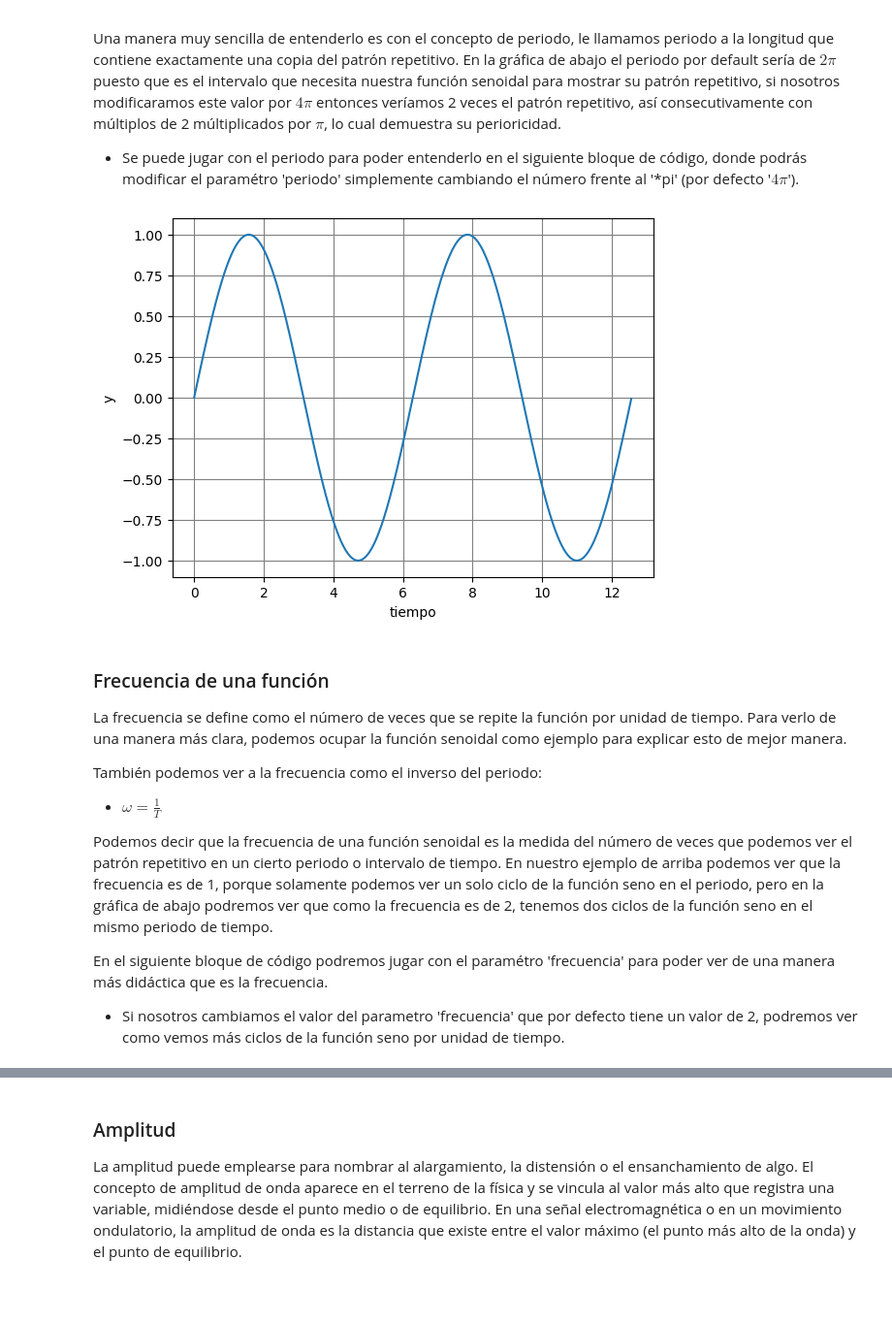
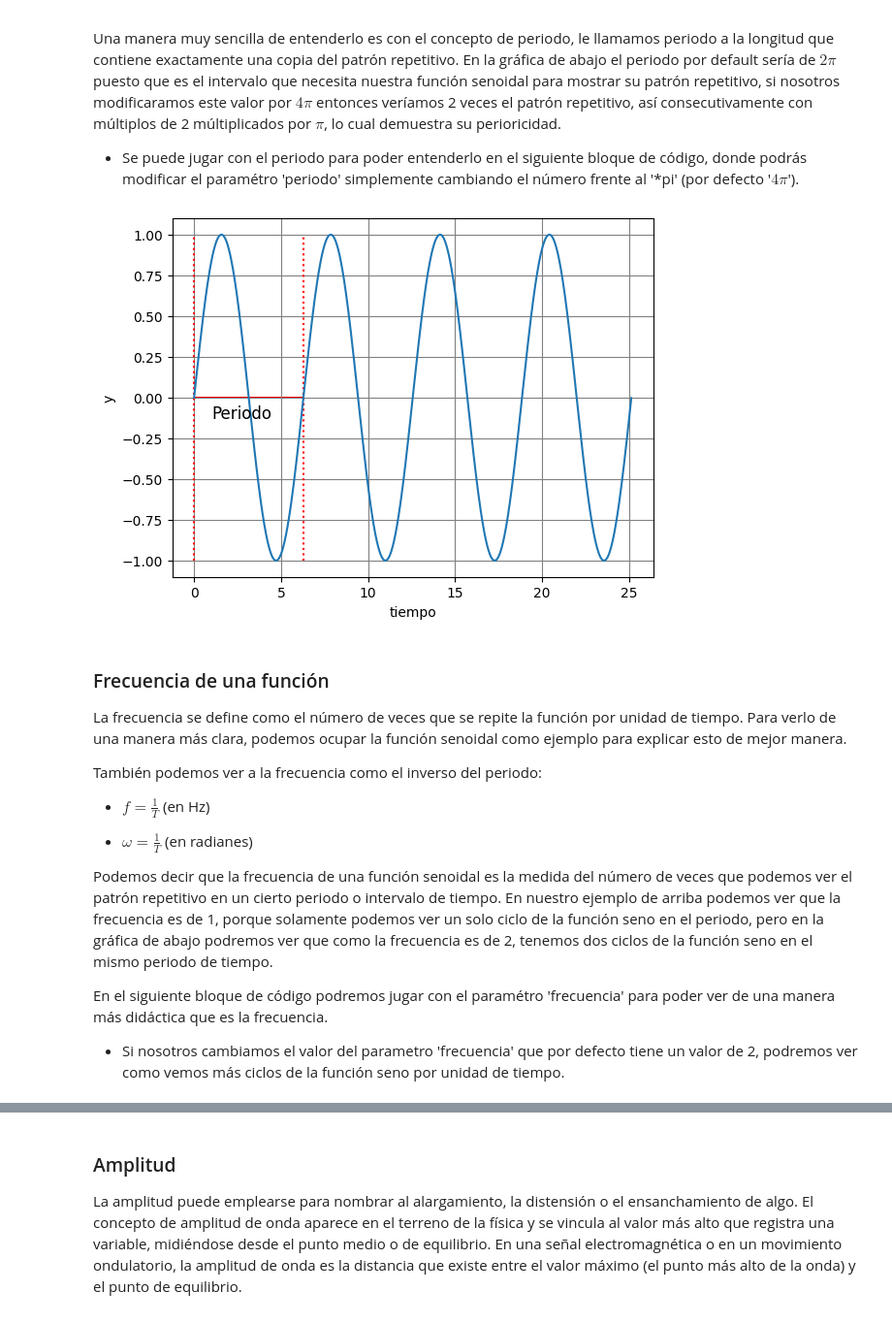
Before and after one commit to JorgeIsur/Laboratorio7Lerma, a Jupyter notebook: laboratorio7.ipynb, the cells around one changed output, grey strips where cells are left out. Shown at 97% size. Drawn from its saved outputs; the diff is of its cells as text; code cells hidden in the pictures.

```diff
--- a/laboratorio7.ipynb
+++ b/laboratorio7.ipynb
@@ -59,20 +59,25 @@ Un ejemplo de esto sería la función seno. La función seno se considera perió
 Una manera muy sencilla de entenderlo es con el concepto de periodo, le llamamos periodo a la longitud que contiene exactamente una copia del patrón repetitivo. En la gráfica de abajo el periodo por default sería de $2 \pi$ puesto que es el intervalo que necesita nuestra función senoidal para mostrar su patrón repetitivo, si nosotros modificaramos este valor por $4 \pi$ entonces veríamos 2 veces el patrón repetitivo, así consecutivamente con múltiplos de 2 múltiplicados por $\pi$, lo cual demuestra su perioricidad.
 - Se puede jugar con el periodo para poder entenderlo en el siguiente bloque de código, donde podrás modificar el paramétro 'periodo' simplemente cambiando el número frente al '*pi' (por defecto '$4 \pi$').
 # %%
-periodo = 4*pi
+periodo = 8*pi
 
 x = np.arange(0,periodo,0.01)
 y = [modelo(1,1/(2*pi),0,tiempo)for tiempo in x]
+plt.vlines(x=[0,6.3],ymin=-1.0,ymax=1,colors='red',linestyles='dotted',label='Periodo')
+plt.arrow(x=0,y=0,dx=6.3,dy=0,color='red',shape='full',label='Periodo')
+plt.text(1,-0.125,"Periodo",fontsize='large')
 ploteo(x,y)
 # %% [output]
-[figure, old version]
+[figure, new version]
 # %% [markdown]
 ### Frecuencia de una función
 
 La frecuencia se define como el número de veces que se repite la función por unidad de tiempo. Para verlo de una manera más clara, podemos ocupar la función senoidal como ejemplo para explicar esto de mejor manera.
 
 También podemos ver a la frecuencia como el inverso del periodo:
-- $\omega = \frac{1}{T}$
+- $f = \frac{1}{T}$ (en Hz)
+
+- $\omega = \frac{1}{T}$ (en radianes)
 
 Podemos decir que la frecuencia de una función senoidal es la medida del número de veces que podemos ver el patrón repetitivo en un cierto periodo o intervalo de tiempo. En nuestro ejemplo de arriba podemos ver que la frecuencia es de 1, porque solamente podemos ver un solo ciclo de la función seno en el periodo, pero en la gráfica de abajo podremos ver que como la frecuencia es de 2, tenemos dos ciclos de la función seno en el mismo periodo de tiempo.
 
```
Also changed, not shown: parts of 6 cells of this notebook.
